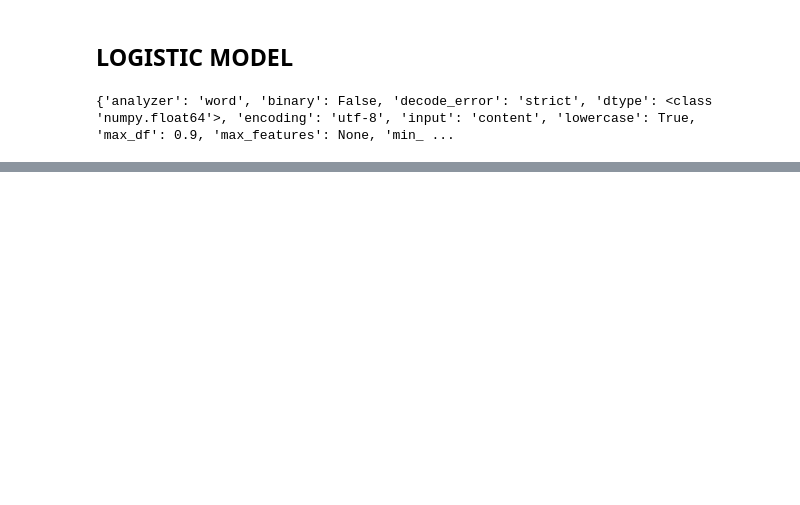
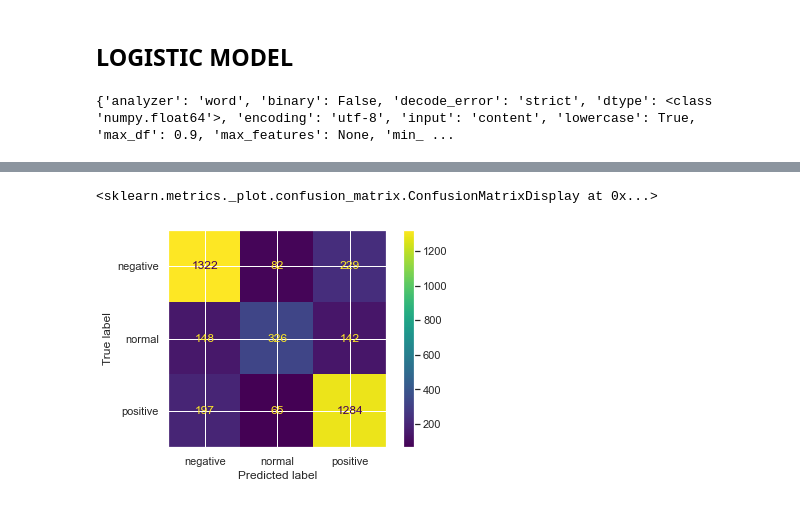
Before and after one commit to lkarjun/workouts-nlp, a Jupyter notebook: Covid-Tweet-Classification/baseline-log_model.ipynb, the cells around one changed output, grey strips where cells are left out. Cells and saved outputs as stored; diff of their text form; code cells hidden in the pictures; blank space fills up the shorter version.

Commit message:
Log model create

```diff
--- a/Covid-Tweet-Classification/baseline-log_model.ipynb
+++ b/Covid-Tweet-Classification/baseline-log_model.ipynb
@@ -30,3 +33,6 @@ test_doc = vec.transform(test.ModifiedTweets)
 print(vec.get_params())
 # %% [output]
 {'analyzer': 'word', 'binary': False, 'decode_error': 'strict', 'dtype': <class 'numpy.float64'>, 'encoding': 'utf-8', 'input': 'content', 'lowercase': True, 'max_df': 0.9, 'max_features': None, 'min_ ...
+# %%
+encoder = LabelEncoder()
+encoder.fit(train['Sentiment'])
@@ -33,2 +41,7 @@ print(vec.get_params())
+# %%
+X_train = vec.fit_transform(train.ModifiedTweets)
+Y_train = encoder.transform(train['Sentiment'])
+X_test = vec.transform(test.ModifiedTweets)
+Y_test = encoder.transform(test['Sentiment'])
 # %%
-model = LogisticRegression(C=4, dual=True, solver='liblinear', random_state=42)
+model = LogisticRegression(C=4, dual=True, solver='liblinear', random_state=42, multi_class='ovr')
@@ -46,0 +48,2 @@ model = LogisticRegression(C=4, dual=True, solver='liblinear', random_state=42)
+# %%
+model.fit(X_train, Y_train)
@@ -46,0 +67,5 @@ model = LogisticRegression(C=4, dual=True, solver='liblinear', random_state=42)
+# %%
+plot_confusion_matrix(model, X_test, Y_test, cmap = 'viridis', display_labels=encoder.classes_);
+# %% [output]
+<sklearn.metrics._plot.confusion_matrix.ConfusionMatrixDisplay at 0x...>
+[figure, added]
```
Also changed, not shown: parts of 11 cells of this notebook.
